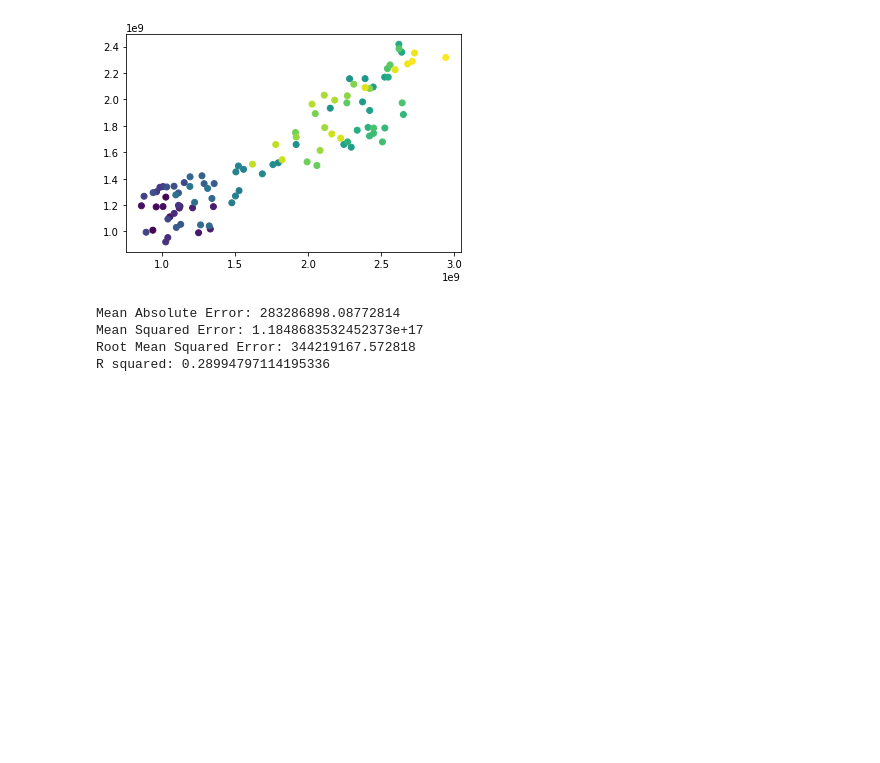
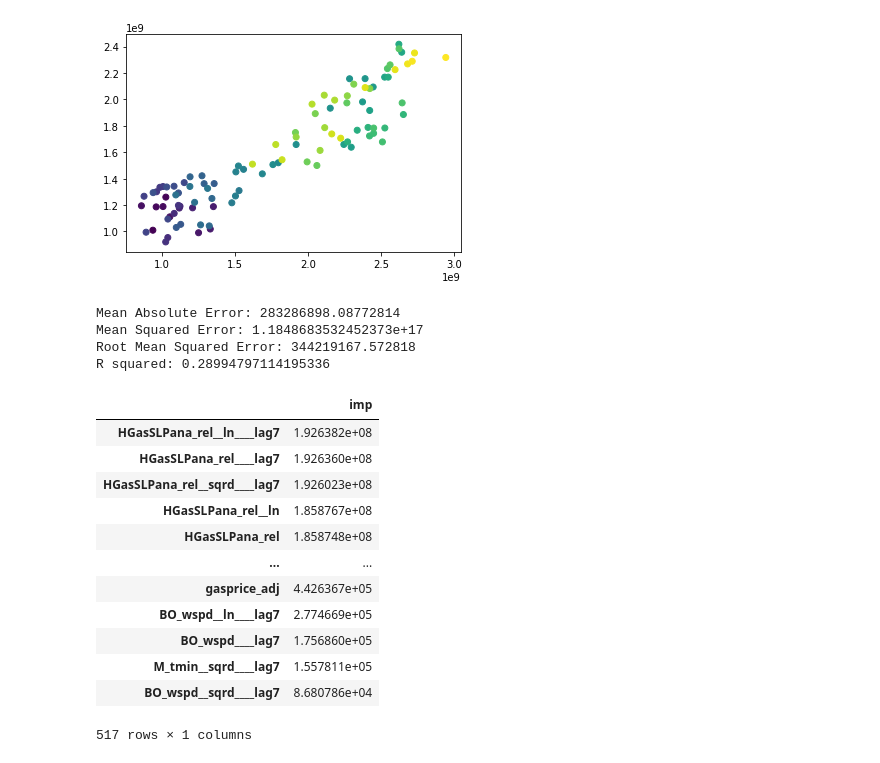
Before and after one commit to jfsalzmann/gasprices, a Jupyter notebook: learning/midterm_fixed_simple.ipynb, the cells around one changed output. Cells and saved outputs as stored; diff of their text form; code cells hidden in the pictures; blank space fills up the shorter version.

```diff
--- a/learning/midterm_fixed_simple.ipynb
+++ b/learning/midterm_fixed_simple.ipynb
@@ -75,7 +75,10 @@ pipe = Pipeline(
 
 #Fit and predict the pipe, print results
 pred = pipe.fit(X_train,y_train).predict(X_test)
+fimp = abs(pipe.named_steps['model'].coef_)
+
 pred_s = pipe.fit(X_train_s,y_train_s).predict(X_test_s)
+fimp_s = abs(pipe.named_steps['model'].coef_)
 
 pred[0:4] |_| print
 pred_s[0:4] |_| print
@@ -98,16 +101,33 @@ plt.scatter(pred, y_test, c=X_test["date"]);
 # %%
 from sklearn import metrics
 import numpy as np
 
 print('Mean Absolute Error:', metrics.mean_absolute_error(y_test, pred))
 print('Mean Squared Error:', metrics.mean_squared_error(y_test, pred))
 print('Root Mean Squared Error:', np.sqrt(metrics.mean_squared_error(y_test, pred)))
 print('R squared:', metrics.r2_score(y_test, pred))
+
+impdf = pd.DataFrame(pd.Series(data=fimp, index=list(X.columns)))
+impdf.columns = ["imp"]
+impdf.sort_values(by='imp', ascending=False)
 # %% [output]
 Mean Absolute Error: 283286898.08772814
 Mean Squared Error: 1.1848683532452373e+17
 Root Mean Squared Error: 344219167.572818
 R squared: 0.28994797114195336
+|  | imp |
+| HGasSLPana_rel__ln____lag7 | 1.926382e+08 |
+| HGasSLPana_rel____lag7 | 1.926360e+08 |
+| HGasSLPana_rel__sqrd____lag7 | 1.926023e+08 |
+| HGasSLPana_rel__ln | 1.858767e+08 |
+| HGasSLPana_rel | 1.858748e+08 |
+| ... | ... |
+| gasprice_adj | 4.426367e+05 |
+| BO_wspd__ln____lag7 | 2.774669e+05 |
+| BO_wspd____lag7 | 1.756860e+05 |
+| M_tmin__sqrd____lag7 | 1.557811e+05 |
+| BO_wspd__sqrd____lag7 | 8.680786e+04 |
+517 rows × 1 columns
 # %%
 # How does the data look after seeing the description?
 
```
Also changed, not shown: parts of 5 cells of this notebook.
